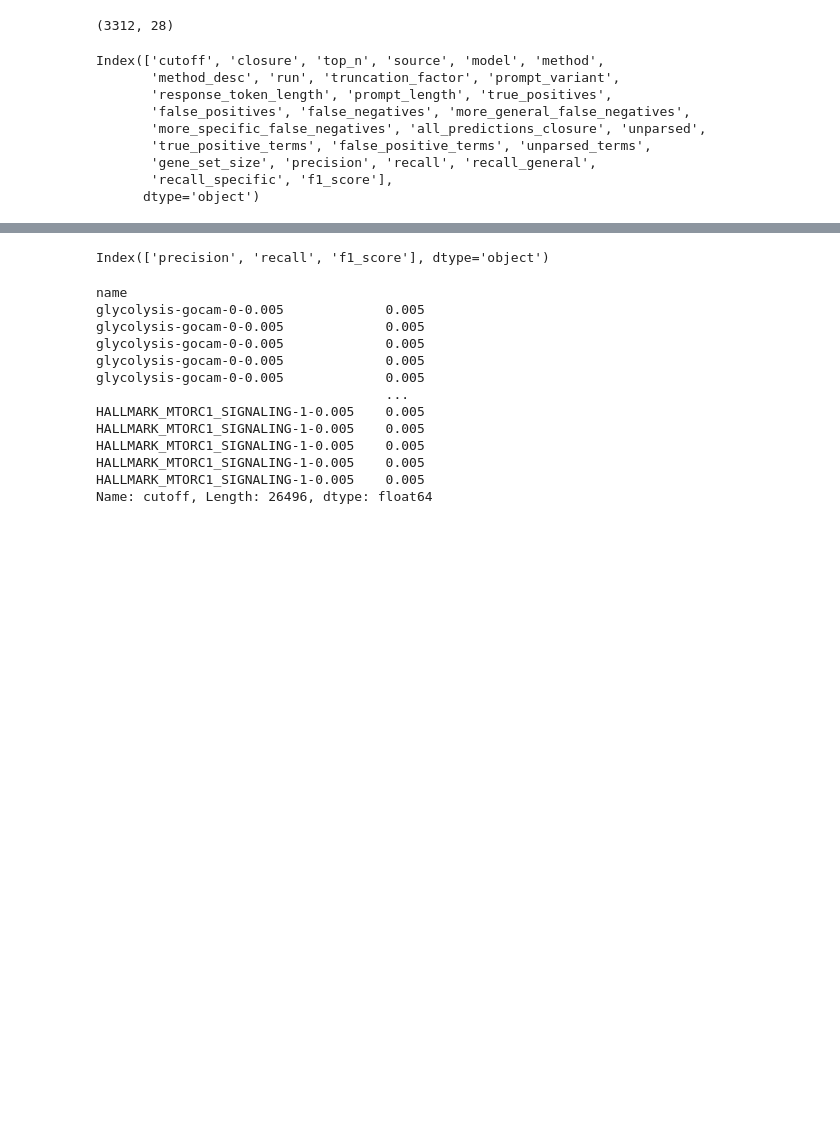
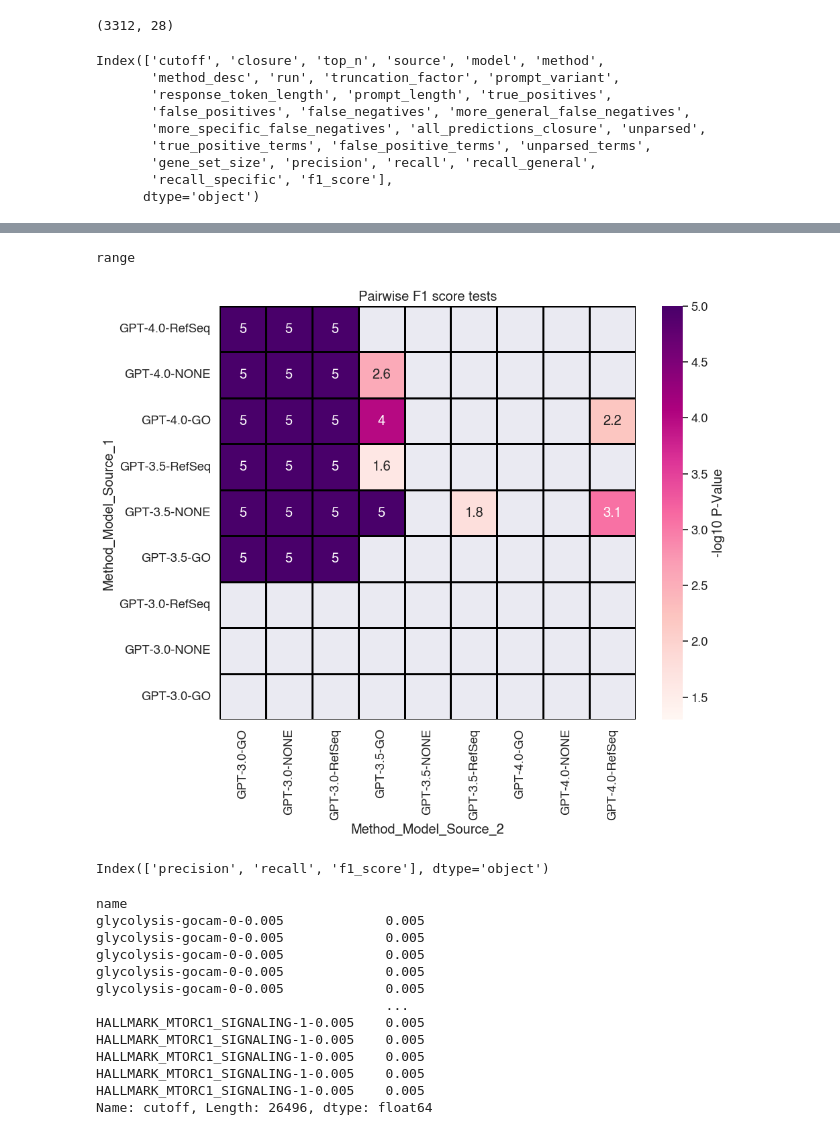
Before and after one commit to monarch-initiative/talisman-paper, a Jupyter notebook: Enrichment-Results-Analysis__from_processed.ipynb, the cells around one changed output, grey strips where cells are left out. Cells and saved outputs as stored; diff of their text form; code cells hidden in the pictures; blank space fills up the shorter version.

Commit message:
working pairwise tests and plot

```diff
--- a/Enrichment-Results-Analysis__from_processed.ipynb
+++ b/Enrichment-Results-Analysis__from_processed.ipynb
@@ -780,3 +780,5 @@ Index(['cutoff', 'closure', 'top_n', 'source', 'model', 'method',
        'gene_set_size', 'precision', 'recall', 'recall_general',
        'recall_specific', 'f1_score'],
       dtype='object')
+# %%
+filtered_data_dropna['method'] = filtered_data_dropna['method'].str.upper()
@@ -918,0 +979,12 @@ plt.show()
+# %%
+t_test_results_df['Method_Model_Source_1'] = t_test_results_df['Method1'].str.upper() + '-' + t_test_results_df['Model1'].astype(str) + '-' + t_test_results_df['Source1']
+t_test_results_df['Method_Model_Source_2'] = t_test_results_df['Method2'].str.upper() + '-' + t_test_results_df['Model2'].astype(str) + '-' + t_test_results_df['Source2']
+
+#print(significant_results['Method+Model+Source 1'])
+
+# Pivot the dataframe
+heatmap_data = t_test_results_df.pivot(index='Method_Model_Source_1', columns='Method_Model_Source_2', values='P-Value')
+heatmap_data = heatmap_data[heatmap_data.index]
+heatmap_data = heatmap_data.iloc[::-1]
+print(heatmap_data.shape)
+heatmap_data
@@ -919,3 +1004,31 @@ plt.show()
+# %%
+type(range(min(heatmap_data_log.shape)))
+# %% [output]
+range
+# %%
+# Plot the heatmap
+plt.figure(figsize=(10, 8))
+heatmap_data_log = np.log10(heatmap_data)
+heatmap_data_log[heatmap_data_log < 0] = -heatmap_data_log[heatmap_data_log < 0]
+
+diag_value = np.nan
+shape = heatmap_data_log.shape
+#print(shape)
+for i in range(min(shape)):
+#    print(f'i: {i}')
+#    print(f'max(shape)-i: {max(shape)-1-i}')
+    heatmap_data_log.iloc[i, max(shape)-1-i] = diag_value
+
+mask = heatmap_data_log > 1.3
+
+sns.heatmap(heatmap_data_log, annot=True, cmap='RdPu', cbar_kws={'label': '-log10 P-Value'}, mask=~mask, linewidths=1, linecolor='black', vmin=1.3)
+plt.title("Pairwise F1 score tests")
+plt.grid(False)
+plt.savefig("TALISMAN_ttest.pdf", dpi=300, bbox_inches='tight')
+
+plt.show()
+# %% [output]
+[figure, added]
 # %%
 grouped_by_method.columns
 # %% [output]
```
Also changed, not shown: parts of 12 cells of this notebook.
